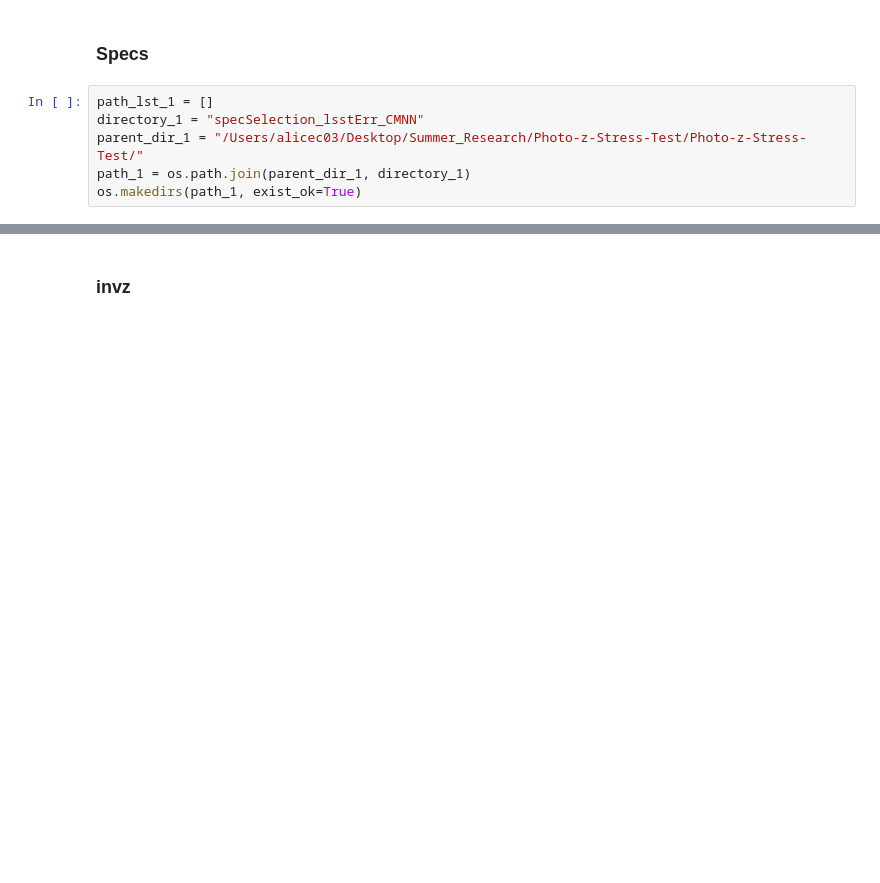
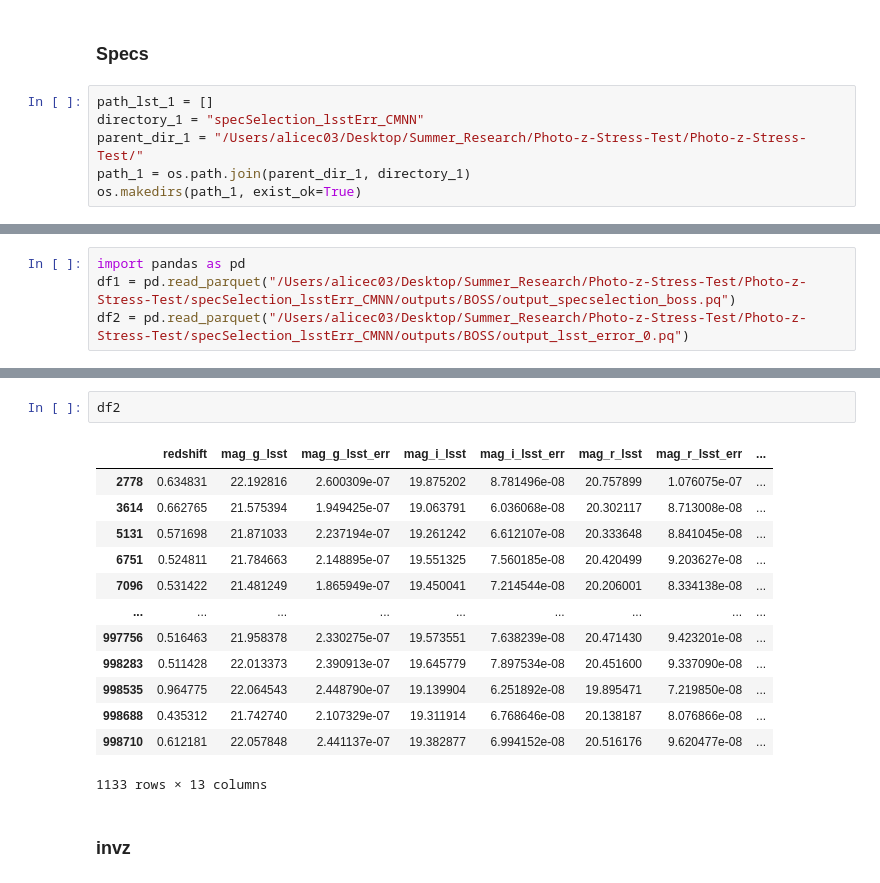
Before and after one commit to alice-crafford/Photo-z-Stress-Test, a Jupyter notebook: Test_Pipeline.ipynb, the cells around one changed output, grey strips where cells are left out. Drawn from its saved outputs; the diff is of its cells as text; blank space fills up the shorter version.

```diff
--- a/Test_Pipeline.ipynb
+++ b/Test_Pipeline.ipynb
@@ -872,0 +880,4 @@ Job specselection_zCOSMOS has completed successfully!
+# %%
+import pandas as pd
+df1 = pd.read_parquet("/Users/alicec03/Desktop/Summer_Research/Photo-z-Stress-Test/Photo-z-Stress-Test/specSelection_lsstErr_CMNN/outputs/BOSS/output_specselection_boss.pq")
+df2 = pd.read_parquet("/Users/alicec03/Desktop/Summer_Research/Photo-z-Stress-Test/Photo-z-Stress-Test/specSelection_lsstErr_CMNN/outputs/BOSS/output_lsst_error_0.pq")
@@ -873,3 +900,19 @@ Job specselection_zCOSMOS has completed successfully!
+# %%
+df2
+# %% [output]
+|  | redshift | mag_g_lsst | mag_g_lsst_err | mag_i_lsst | mag_i_lsst_err | mag_r_lsst | mag_r_lsst_err | ... |
+| 2778 | 0.634831 | 22.192816 | 2.600309e-07 | 19.875202 | 8.781496e-08 | 20.757899 | 1.076075e-07 | ... |
+| 3614 | 0.662765 | 21.575394 | 1.949425e-07 | 19.063791 | 6.036068e-08 | 20.302117 | 8.713008e-08 | ... |
+| 5131 | 0.571698 | 21.871033 | 2.237194e-07 | 19.261242 | 6.612107e-08 | 20.333648 | 8.841045e-08 | ... |
+| 6751 | 0.524811 | 21.784663 | 2.148895e-07 | 19.551325 | 7.560185e-08 | 20.420499 | 9.203627e-08 | ... |
+| 7096 | 0.531422 | 21.481249 | 1.865949e-07 | 19.450041 | 7.214544e-08 | 20.206001 | 8.334138e-08 | ... |
+| ... | ... | ... | ... | ... | ... | ... | ... | ... |
+| 997756 | 0.516463 | 21.958378 | 2.330275e-07 | 19.573551 | 7.638239e-08 | 20.471430 | 9.423201e-08 | ... |
+| 998283 | 0.511428 | 22.013373 | 2.390913e-07 | 19.645779 | 7.897534e-08 | 20.451600 | 9.337090e-08 | ... |
+| 998535 | 0.964775 | 22.064543 | 2.448790e-07 | 19.139904 | 6.251892e-08 | 19.895471 | 7.219850e-08 | ... |
+| 998688 | 0.435312 | 21.742740 | 2.107329e-07 | 19.311914 | 6.768646e-08 | 20.138187 | 8.076866e-08 | ... |
+| 998710 | 0.612181 | 22.057848 | 2.441137e-07 | 19.382877 | 6.994152e-08 | 20.516176 | 9.620477e-08 | ... |
+1133 rows × 13 columns
 # %% [markdown]
 ### invz
 # %%
```
Also changed, not shown: parts of 13 cells of this notebook.
